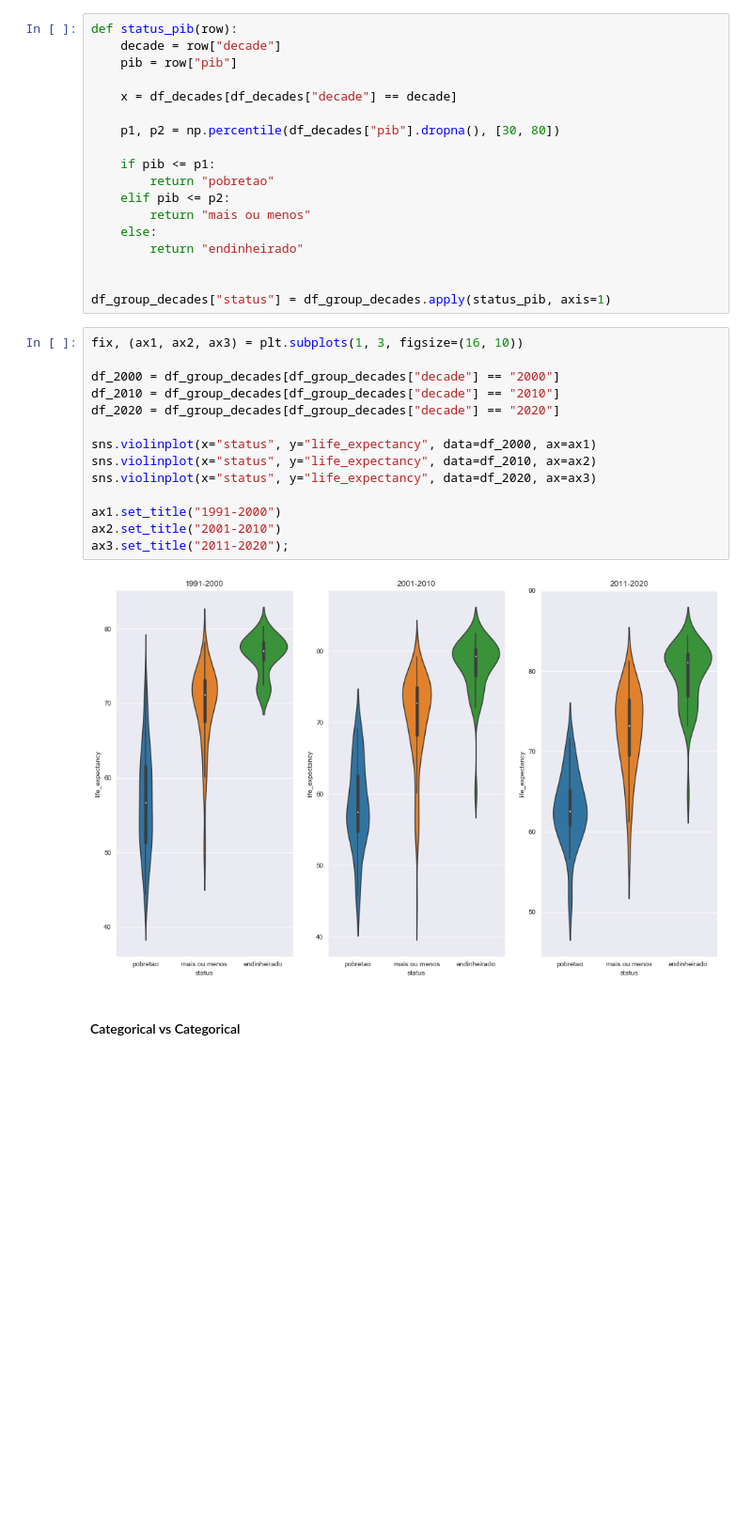
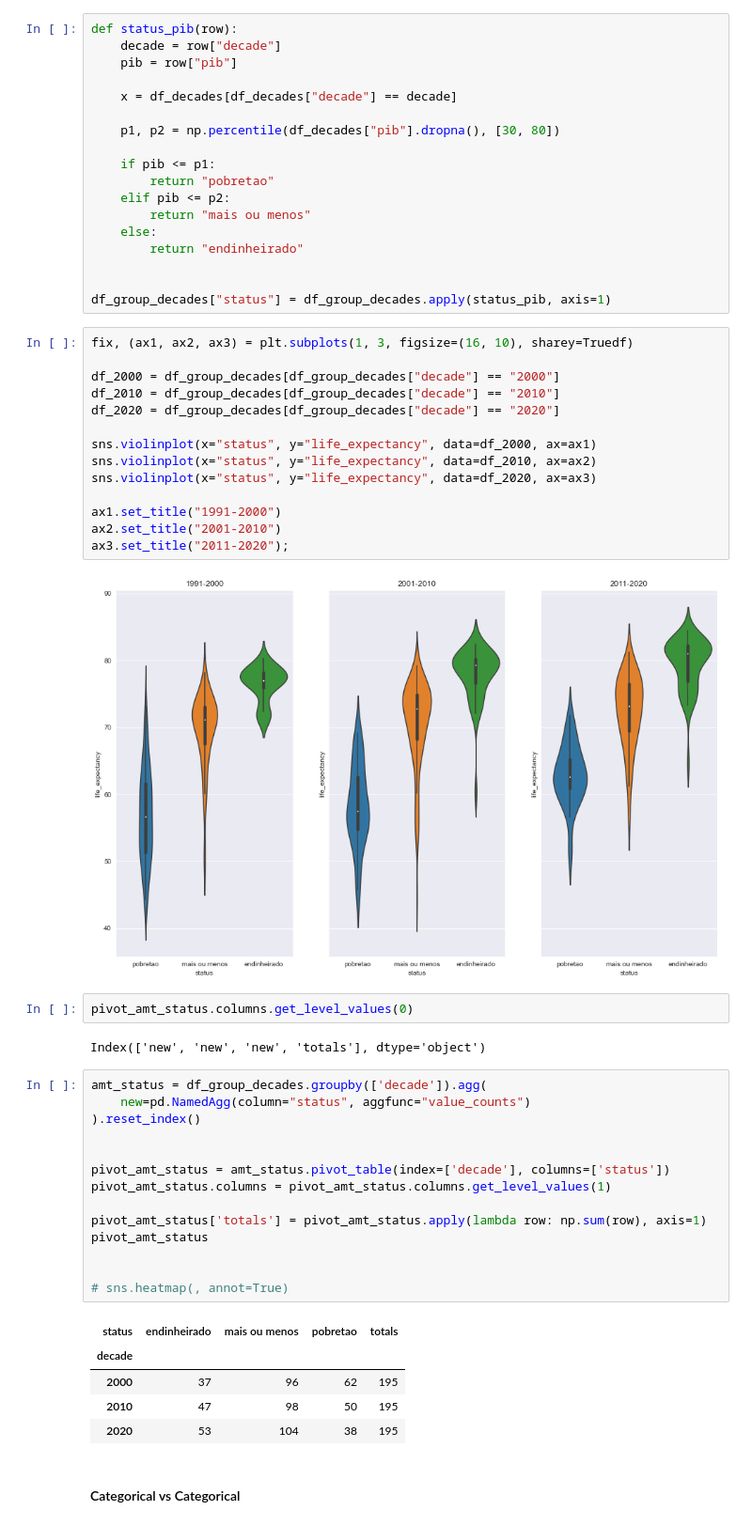
Before and after one commit to hoadcoder/SundayLearning, a Jupyter notebook: notebooks/content/14_eda_concepts.ipynb, the cells around one changed output. Shown at 94% size. Saved outputs shown, nothing was run; the diff lists cells and outputs as text; blank space fills up the shorter version.

```diff
--- a/notebooks/content/14_eda_concepts.ipynb
+++ b/notebooks/content/14_eda_concepts.ipynb
@@ -653,7 +653,7 @@ def status_pib(row):
 
 df_group_decades["status"] = df_group_decades.apply(status_pib, axis=1)
 # %%
-fix, (ax1, ax2, ax3) = plt.subplots(1, 3, figsize=(16, 10))
+fix, (ax1, ax2, ax3) = plt.subplots(1, 3, figsize=(16, 10), sharey=Truedf)
 
 df_2000 = df_group_decades[df_group_decades["decade"] == "2000"]
 df_2010 = df_group_decades[df_group_decades["decade"] == "2010"]
@@ -667,7 +667,31 @@ ax1.set_title("1991-2000")
 ax2.set_title("2001-2010")
 ax3.set_title("2011-2020");
 # %% [output]
-[figure, old version]
+[figure, new version]
+# %%
+pivot_amt_status.columns.get_level_values(0)
+# %% [output]
+Index(['new', 'new', 'new', 'totals'], dtype='object')
+# %%
+amt_status = df_group_decades.groupby(['decade']).agg(
+    new=pd.NamedAgg(column="status", aggfunc="value_counts")
+).reset_index()
+
+
+pivot_amt_status = amt_status.pivot_table(index=['decade'], columns=['status'])
+pivot_amt_status.columns = pivot_amt_status.columns.get_level_values(1)
+
+pivot_amt_status['totals'] = pivot_amt_status.apply(lambda row: np.sum(row), axis=1)
+pivot_amt_status
+
+
+# sns.heatmap(, annot=True)
+# %% [output]
+| status | endinheirado | mais ou menos | pobretao | totals |
+| decade |  |  |  |  |
+| 2000 | 37 | 96 | 62 | 195 |
+| 2010 | 47 | 98 | 50 | 195 |
+| 2020 | 53 | 104 | 38 | 195 |
 # %% [markdown]
 #### Categorical vs Categorical
 # %%
```
Also changed, not shown: parts of 16 cells of this notebook, 9 other files.
